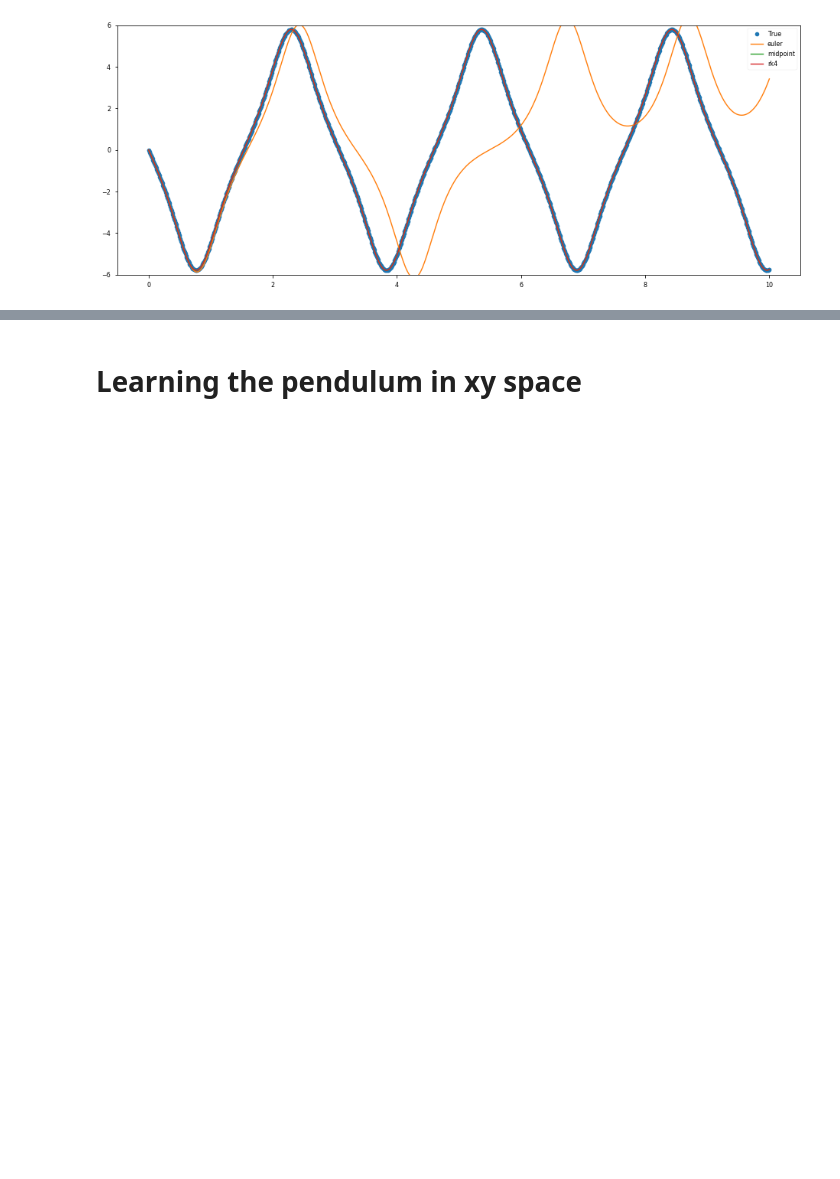
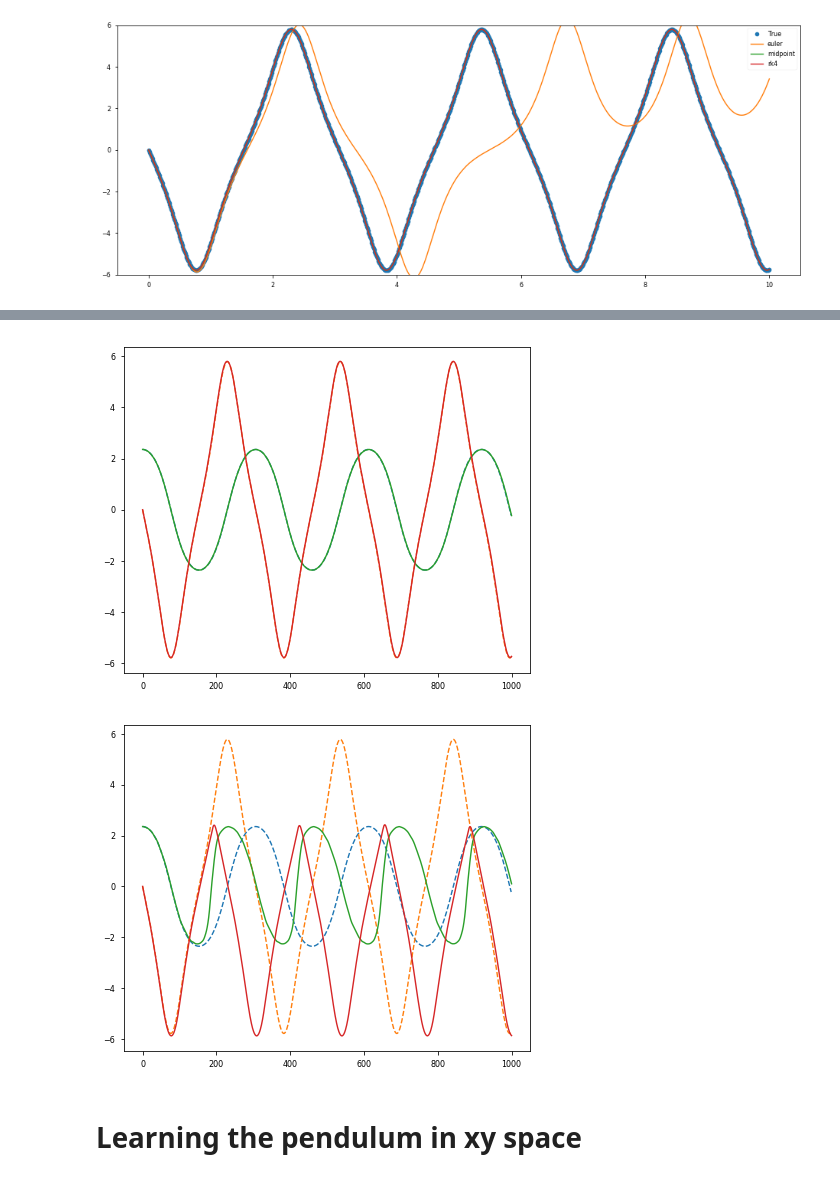
Before and after one commit to afqueiruga/on_learned_dynamics, a Jupyter notebook: NonlinearPendulum.ipynb, the cells around one changed output, grey strips where cells are left out. Cells and saved outputs as stored; diff of their text form; code cells hidden in the pictures; blank space fills up the shorter version.

```diff
--- a/NonlinearPendulum.ipynb
+++ b/NonlinearPendulum.ipynb
@@ -111,3 +127,19 @@ class ODE_Func(torch.nn.Module):
+# %%
+plt.figure(figsize=plotting.FIG_SIZE_FULL)
+y0 = torch_data[0,:]#data_to_torch([2.5,0],device=device)
+ys_rnn = integrate_model(rnn,y0, 1000)
+ys_resrnn = integrate_model(skiprnn,y0, 1000)
+def plotem(ys):
+    plt.subplot(1,2,1)
+    plt.plot(data,'--')
+    plt.plot(ys[:,0])
+    plt.plot(ys[:,1])
+plotem(ys_rnn)
+plt.figure(figsize=plotting.FIG_SIZE_FULL)
+plotem(ys_resrnn)
+# %% [output]
+[figure, added]
+[figure, added]
 # %% [markdown]
 # Learning the pendulum in xy space
 # %%
```
Also changed, not shown: parts of 10 cells of this notebook, 3 other files.
